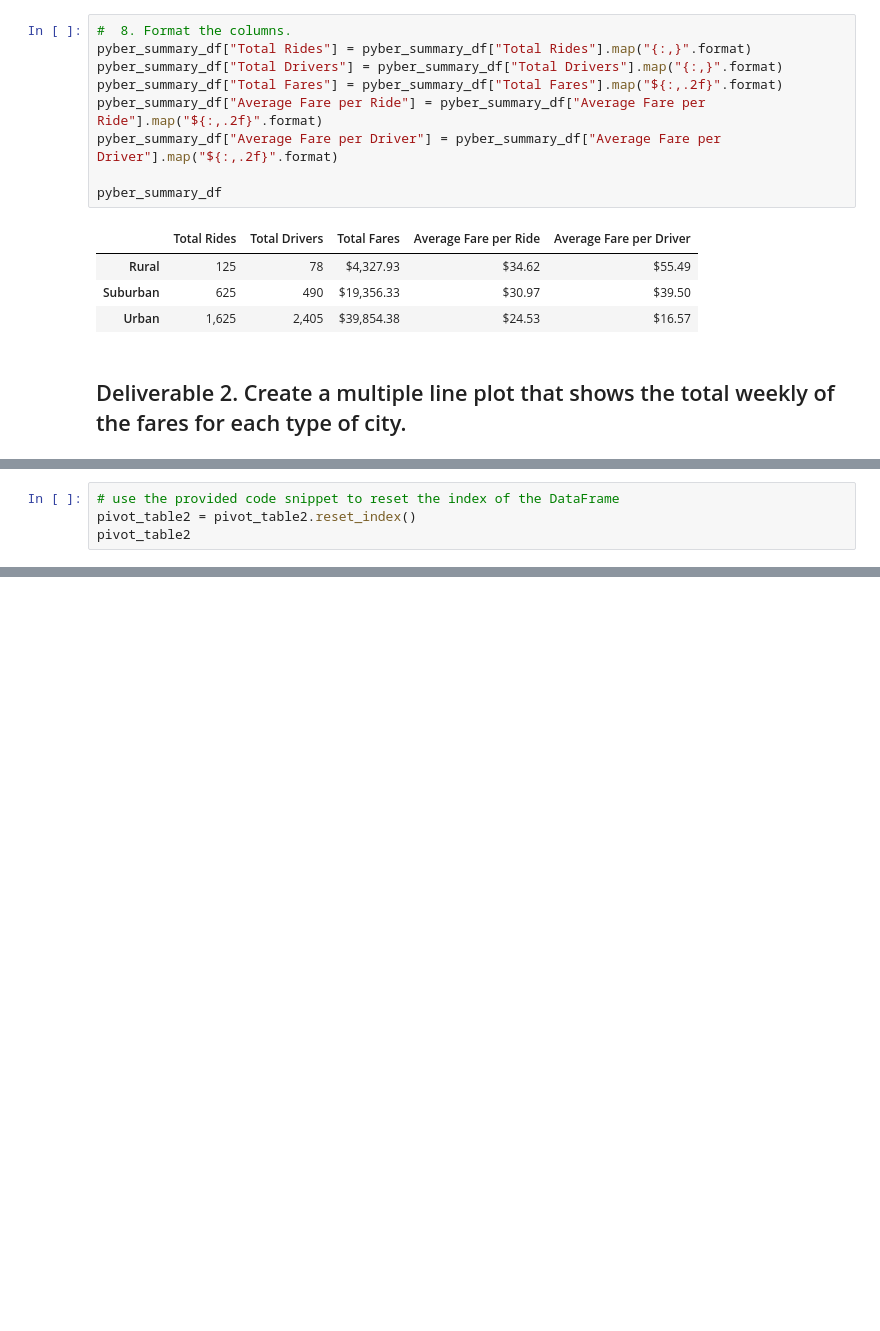
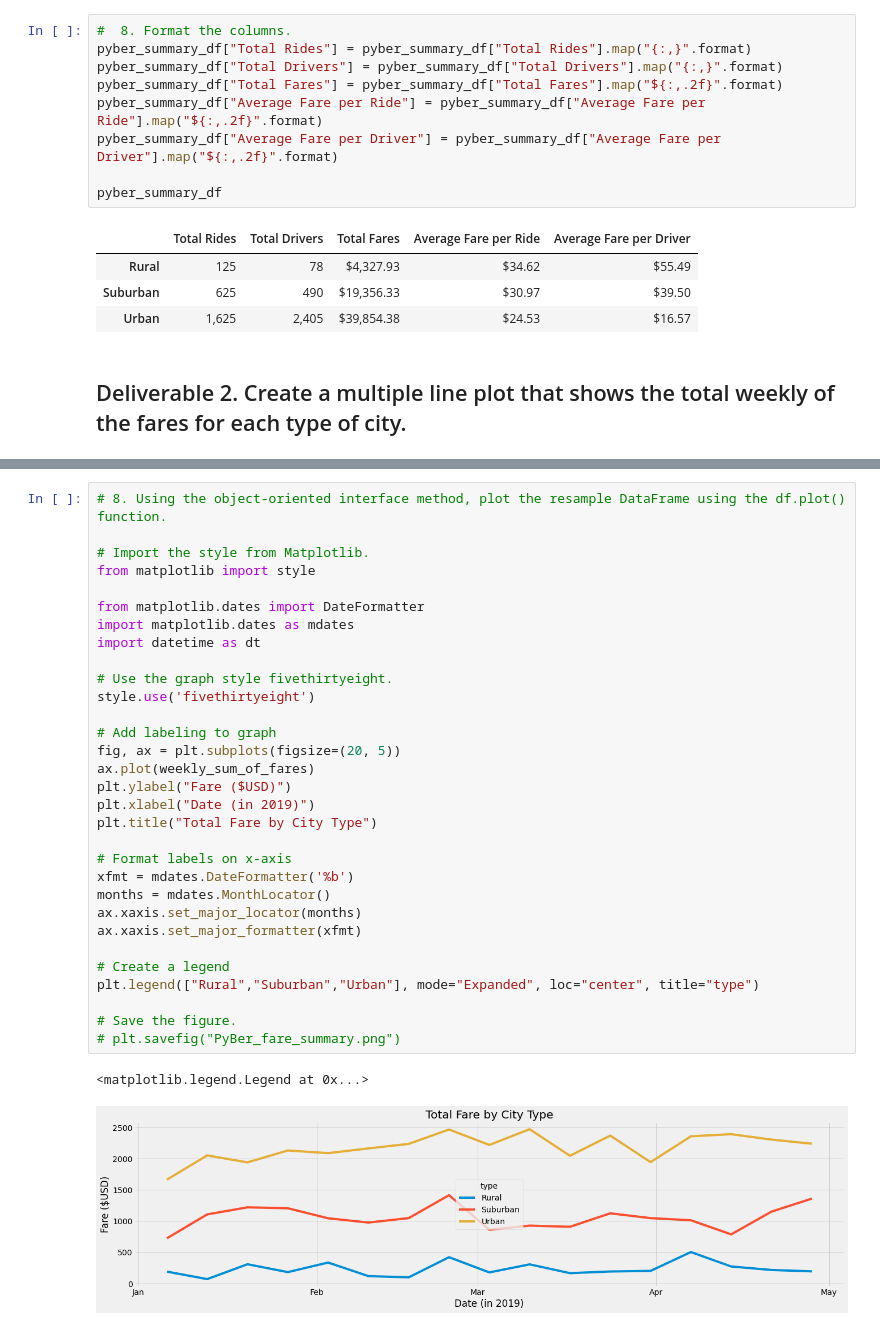
Before and after one commit to smongu7/PyBer_Analysis, a Jupyter notebook: PyBer_Challenge.ipynb, the cells around one changed output, grey strips where cells are left out. Saved outputs shown, nothing was run; the diff lists cells and outputs as text; blank space fills up the shorter version.

```diff
--- a/PyBer_Challenge.ipynb
+++ b/PyBer_Challenge.ipynb
@@ -153,7 +234,3 @@ pivot_table2
-# %%
-# use the provided code snippet to reset the index of the DataFrame
-pivot_table2 = pivot_table2.reset_index()
-pivot_table2
 # %%
 # 6. Set the "date" index to datetime datatype. This is necessary to use the resample() method in Step 8.
 # df.index = pd.to_datetime(df.index)
@@ -174,0 +307,34 @@ style.use('fivethirtyeight')
+# %%
+# 8. Using the object-oriented interface method, plot the resample DataFrame using the df.plot() function.
+
+# Import the style from Matplotlib.
+from matplotlib import style
+
+from matplotlib.dates import DateFormatter
+import matplotlib.dates as mdates
+import datetime as dt
+
+# Use the graph style fivethirtyeight.
+style.use('fivethirtyeight')
+
+# Add labeling to graph
+fig, ax = plt.subplots(figsize=(20, 5))
+ax.plot(weekly_sum_of_fares)
+plt.ylabel("Fare ($USD)")
+plt.xlabel("Date (in 2019)")
+plt.title("Total Fare by City Type")
+
+# Format labels on x-axis
+xfmt = mdates.DateFormatter('%b')
+months = mdates.MonthLocator()
+ax.xaxis.set_major_locator(months)
+ax.xaxis.set_major_formatter(xfmt)
+
+# Create a legend
+plt.legend(["Rural","Suburban","Urban"], mode="Expanded", loc="center", title="type")
+
+# Save the figure.
+# plt.savefig("PyBer_fare_summary.png")
+# %% [output]
+<matplotlib.legend.Legend at 0x...>
+[figure, added]
```
Also changed, not shown: parts of 13 cells of this notebook.
